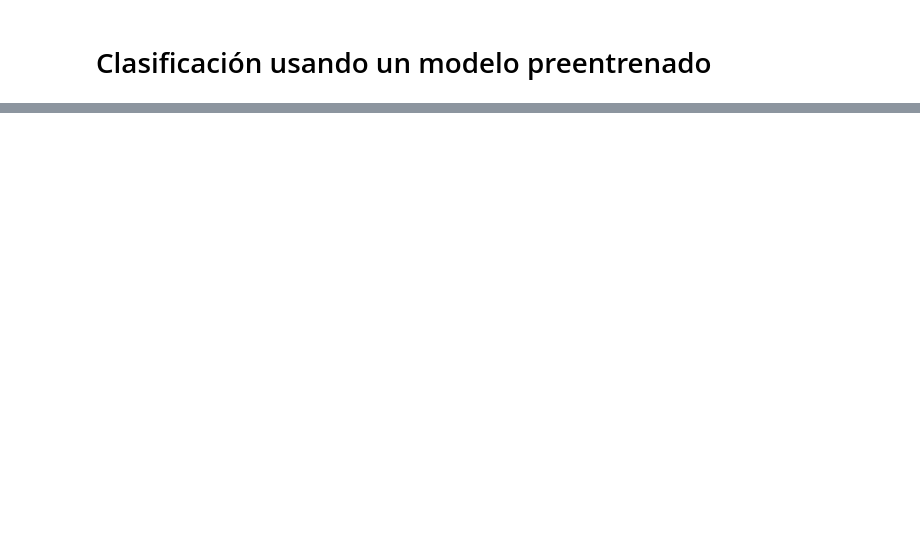
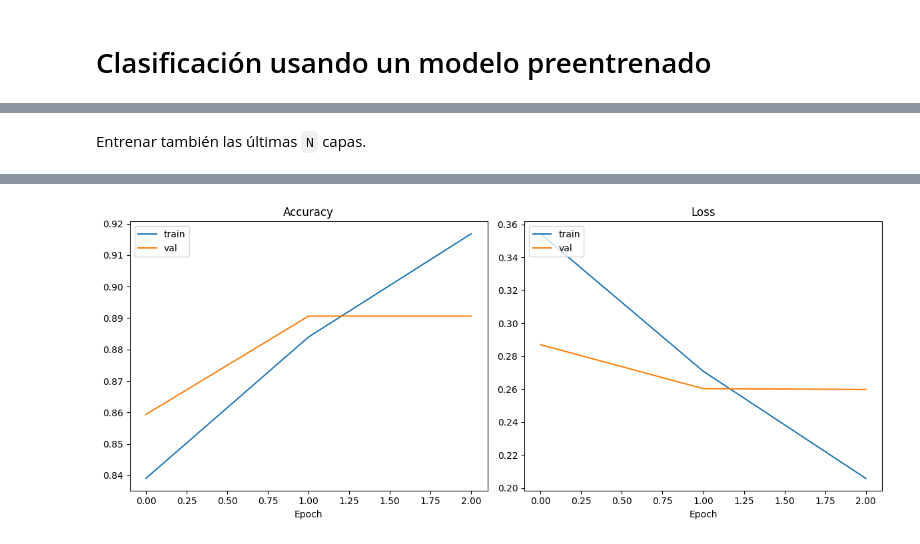
Before and after one commit to jgromero/dasoc-ap, a Jupyter notebook: conspiraciones/finetuning-conspiraciones.ipynb, the cells around one changed output, grey strips where cells are left out. Cells and saved outputs as stored; diff of their text form; code cells hidden in the pictures; blank space fills up the shorter version.

```diff
--- a/conspiraciones/finetuning-conspiraciones.ipynb
+++ b/conspiraciones/finetuning-conspiraciones.ipynb
@@ -63,0 +255,36 @@ plot_training_history(history)
+# %% [markdown]
+Entrenar también las últimas `N` capas.
+# %%
+N = 2  # Últimos dos bloques (de 6)
+
+# Congelar el 'encoder'
+for p in model.distilbert.parameters():
+    p.requires_grad = False
+
+# Descongelar las últimas N capas de los bloques 'transformer'
+for block in model.distilbert.transformer.layer[-N:]:
+    for p in block.parameters():
+        p.requires_grad = True
+
+# Asegurar que la cabeza clasidifcaora permanece entrenable
+for p in model.pre_classifier.parameters():
+    p.requires_grad = True
+for p in model.classifier.parameters():
+    p.requires_grad = True
+
+# Definir optimizador sobre pesos entrenables
+optimizer2 = torch.optim.AdamW(filter(lambda p: p.requires_grad, model.parameters()), lr=2e-5)
+
+# Realizar entrenamiento
+hist2 = train_model(
+    model, optimizer2,
+    X_ids, X_mask, y,
+    X_val_ids, X_val_mask, y_val,
+    device,
+    epochs=3,
+    batch_size=8
+)
+
+# Visualizar
+plot_training_history(hist2)
+# %% [output]
@@ -63,0 +294 @@ plot_training_history(history)
+[figure, added]
```
Also changed, not shown: parts of 16 cells of this notebook, 1 other file.
